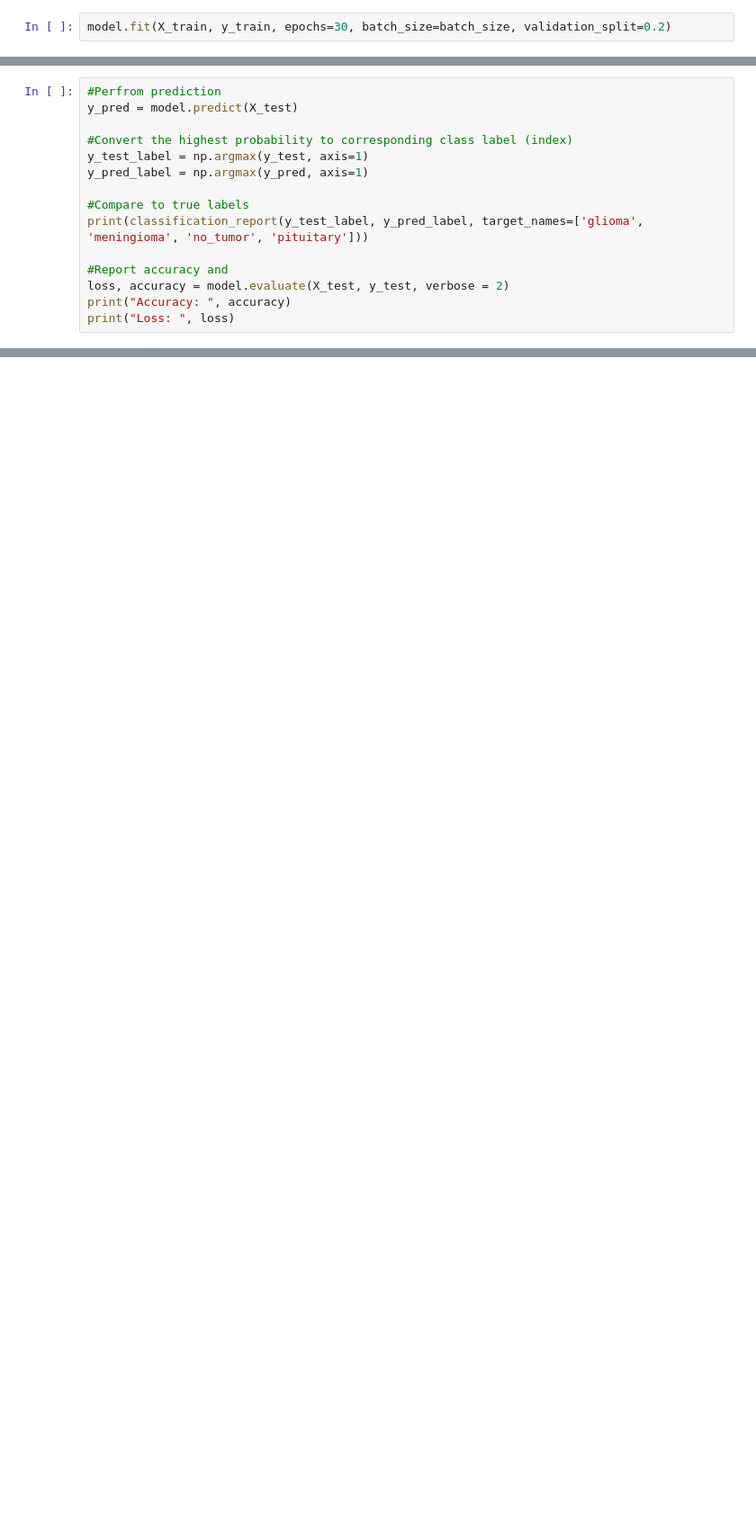
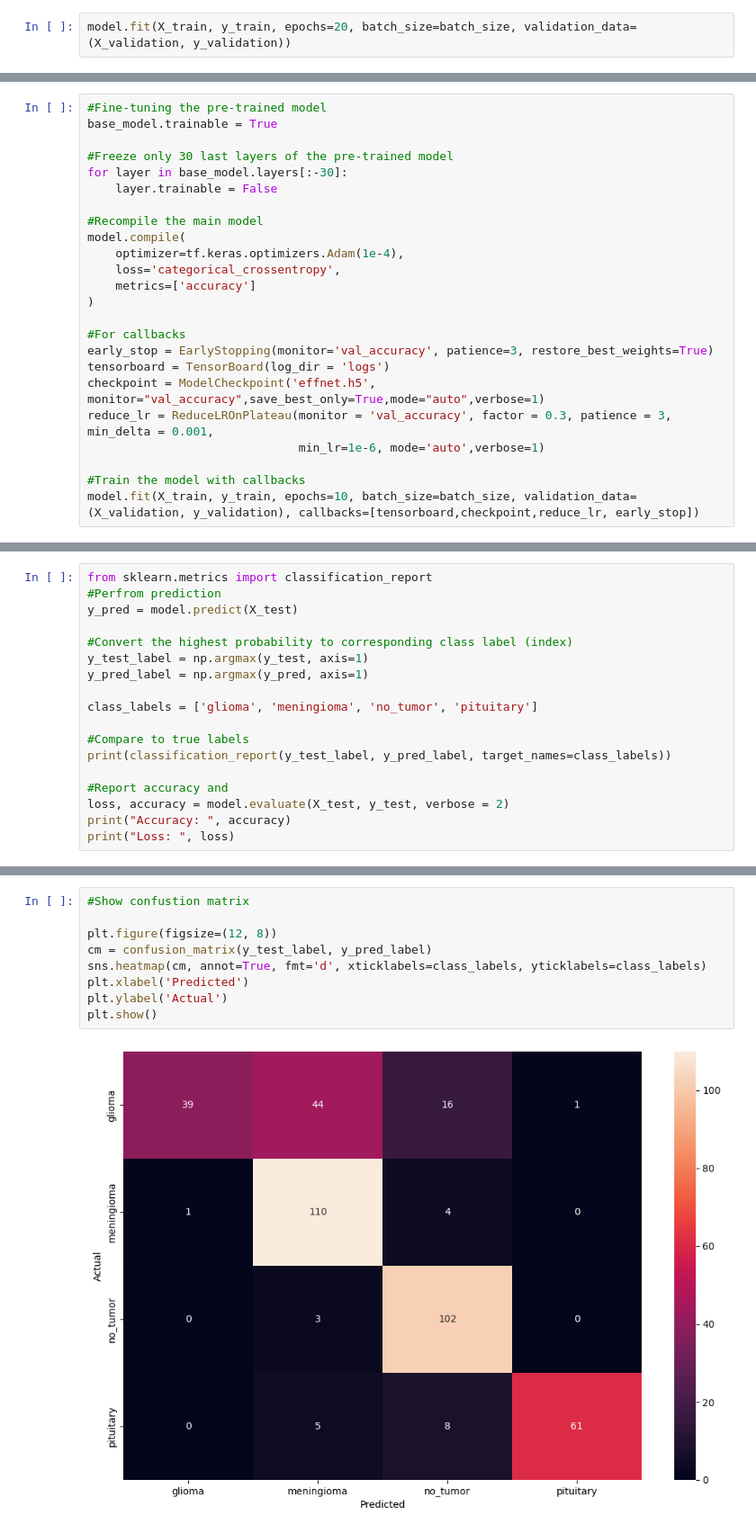
Before and after one commit to Coco501/ECS-171-Machine-Learning-Final-Project, a Jupyter notebook: src/brain-tumor.ipynb, the cells around one changed output, grey strips where cells are left out. Shown at 90% size. Saved outputs shown, nothing was run; the diff lists cells and outputs as text; blank space fills up the shorter version.

Commit message:
Improve the model with ResNet50

```diff
--- a/src/brain-tumor.ipynb
+++ b/src/brain-tumor.ipynb
@@ -146,3 +194,3 @@ Model: "sequential_4"
 # %%
-model.fit(X_train, y_train, epochs=30, batch_size=batch_size, validation_split=0.2)
+model.fit(X_train, y_train, epochs=20, batch_size=batch_size, validation_data=(X_validation, y_validation))
 # %% [output]
@@ -166,0 +252,24 @@ Epoch 30/30
+# %%
+#Fine-tuning the pre-trained model
+base_model.trainable = True
+
+#Freeze only 30 last layers of the pre-trained model
+for layer in base_model.layers[:-30]:
+    layer.trainable = False
+
+#Recompile the main model
+model.compile(
+    optimizer=tf.keras.optimizers.Adam(1e-4),
+    loss='categorical_crossentropy',
+    metrics=['accuracy']
+)
+
+#For callbacks
+early_stop = EarlyStopping(monitor='val_accuracy', patience=3, restore_best_weights=True)
+tensorboard = TensorBoard(log_dir = 'logs')
+checkpoint = ModelCheckpoint('effnet.h5', monitor="val_accuracy",save_best_only=True,mode="auto",verbose=1)
+reduce_lr = ReduceLROnPlateau(monitor = 'val_accuracy', factor = 0.3, patience = 3, min_delta = 0.001,
+                              min_lr=1e-6, mode='auto',verbose=1)
+
+#Train the model with callbacks
+model.fit(X_train, y_train, epochs=10, batch_size=batch_size, validation_data=(X_validation, y_validation), callbacks=[tensorboard,checkpoint,reduce_lr, early_stop])
@@ -167,4 +307,5 @@ Epoch 30/30
 # %%
+from sklearn.metrics import classification_report
 #Perfrom prediction
 y_pred = model.predict(X_test)
 
@@ -172,8 +313,10 @@ y_pred = model.predict(X_test)
 y_test_label = np.argmax(y_test, axis=1)
 y_pred_label = np.argmax(y_pred, axis=1)
 
+class_labels = ['glioma', 'meningioma', 'no_tumor', 'pituitary']
+
 #Compare to true labels
-print(classification_report(y_test_label, y_pred_label, target_names=['glioma', 'meningioma', 'no_tumor', 'pituitary']))
+print(classification_report(y_test_label, y_pred_label, target_names=class_labels))
 
 #Report accuracy and
 loss, accuracy = model.evaluate(X_test, y_test, verbose = 2)
@@ -197,0 +351,11 @@ Loss:  13.57524585723877
+# %%
+#Show confustion matrix
+
+plt.figure(figsize=(12, 8))
+cm = confusion_matrix(y_test_label, y_pred_label)
+sns.heatmap(cm, annot=True, fmt='d', xticklabels=class_labels, yticklabels=class_labels)
+plt.xlabel('Predicted')
+plt.ylabel('Actual')
+plt.show()
+# %% [output]
+[figure, added]
```
Also changed, not shown: parts of 8 cells of this notebook.
